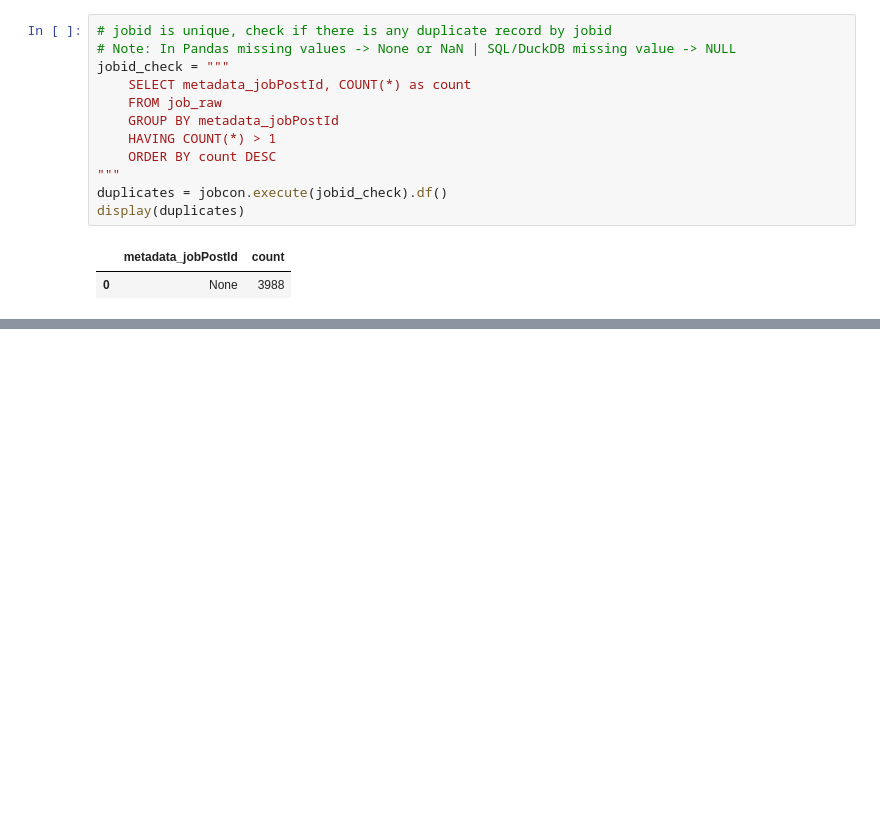
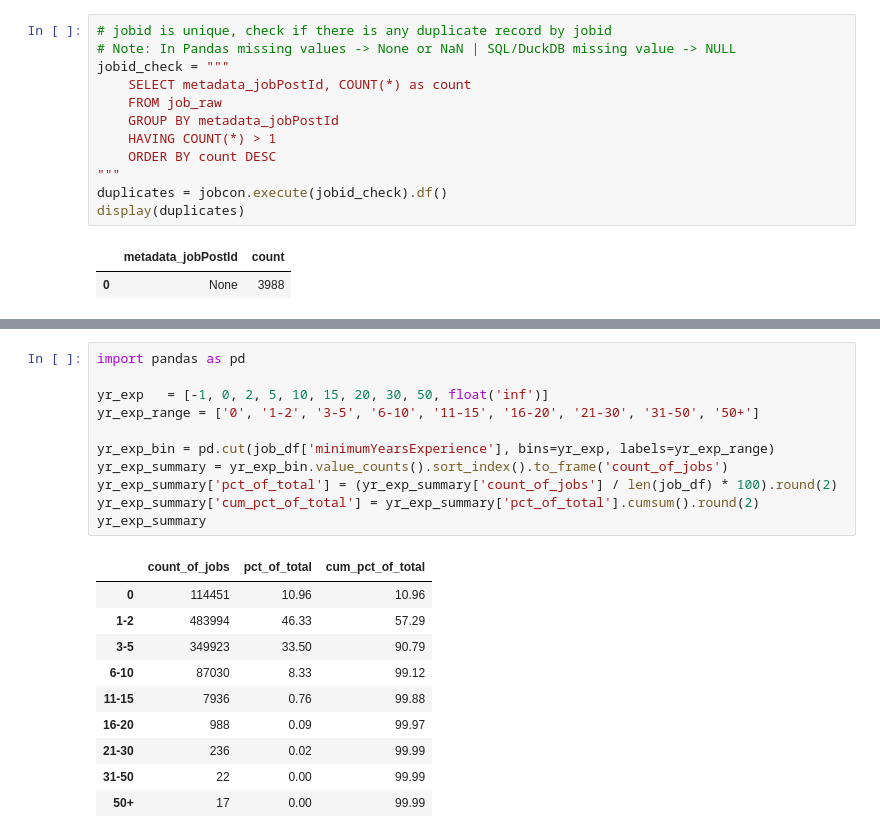
Before and after one commit to PP-123-nt/sg-jobs, a Jupyter notebook: 2_duckdb-check.ipynb, the cells around one changed output, grey strips where cells are left out. Cells and saved outputs as stored; diff of their text form; blank space fills up the shorter version.

```diff
--- a/2_duckdb-check.ipynb
+++ b/2_duckdb-check.ipynb
@@ -279,0 +373,22 @@ Found 3988 rows with missing Job IDs.
+# %%
+import pandas as pd
+
+yr_exp   = [-1, 0, 2, 5, 10, 15, 20, 30, 50, float('inf')]
+yr_exp_range = ['0', '1-2', '3-5', '6-10', '11-15', '16-20', '21-30', '31-50', '50+']
+
+yr_exp_bin = pd.cut(job_df['minimumYearsExperience'], bins=yr_exp, labels=yr_exp_range)
+yr_exp_summary = yr_exp_bin.value_counts().sort_index().to_frame('count_of_jobs')
+yr_exp_summary['pct_of_total'] = (yr_exp_summary['count_of_jobs'] / len(job_df) * 100).round(2)
+yr_exp_summary['cum_pct_of_total'] = yr_exp_summary['pct_of_total'].cumsum().round(2)
+yr_exp_summary
+# %% [output]
+|  | count_of_jobs | pct_of_total | cum_pct_of_total |
+| 0 | 114451 | 10.96 | 10.96 |
+| 1-2 | 483994 | 46.33 | 57.29 |
+| 3-5 | 349923 | 33.50 | 90.79 |
+| 6-10 | 87030 | 8.33 | 99.12 |
+| 11-15 | 7936 | 0.76 | 99.88 |
+| 16-20 | 988 | 0.09 | 99.97 |
+| 21-30 | 236 | 0.02 | 99.99 |
+| 31-50 | 22 | 0.00 | 99.99 |
+| 50+ | 17 | 0.00 | 99.99 |
```
Also changed, not shown: parts of 8 cells of this notebook, 1 other file.
